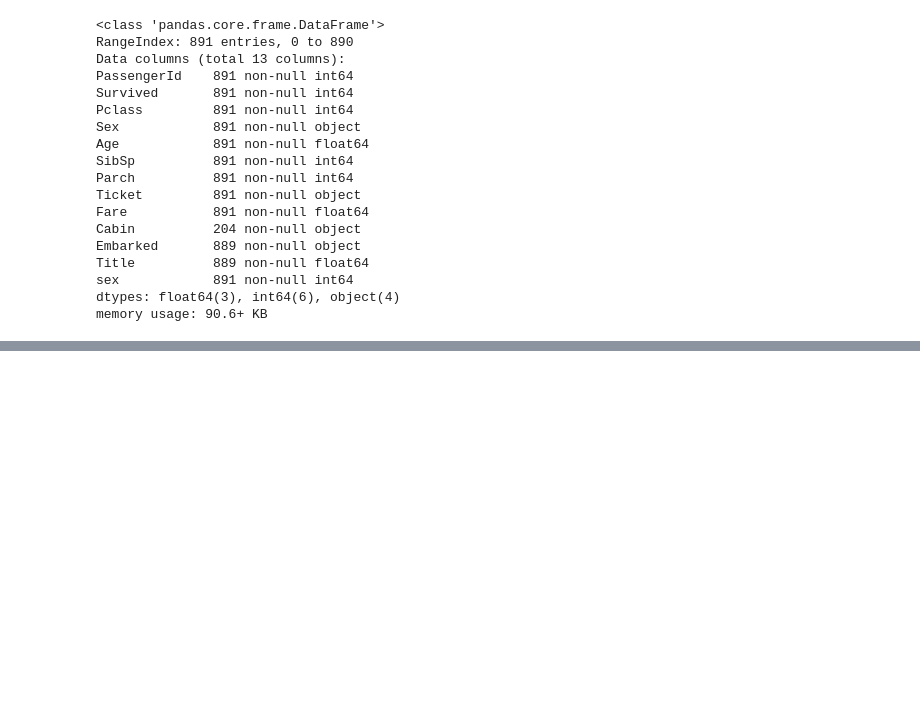
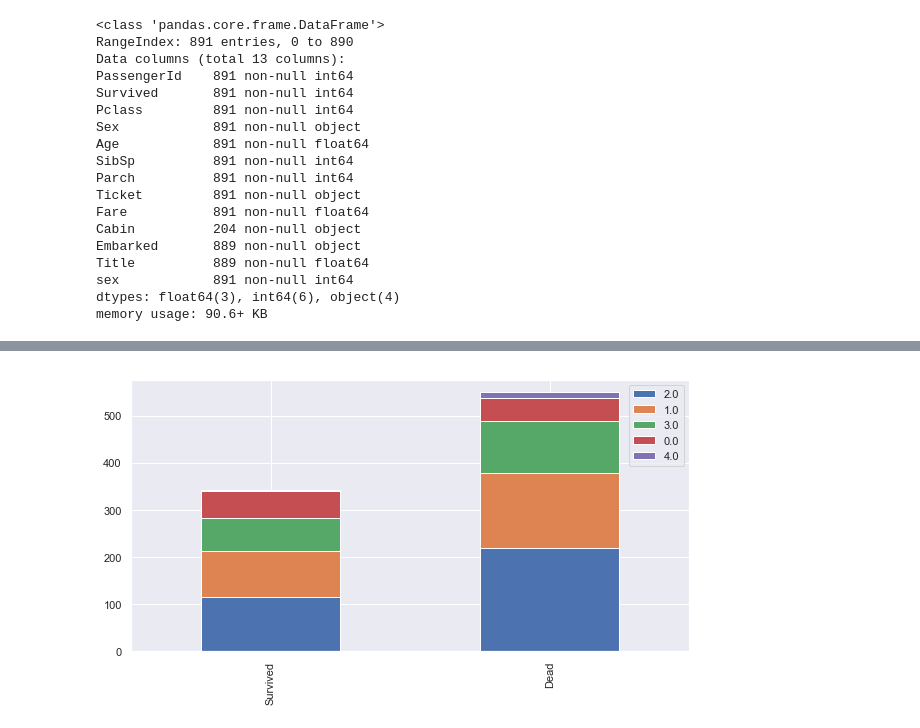
Before and after one commit to Guru4741/Titanic-Disaster-Prediction, a Jupyter notebook: Titanic.ipynb, the cells around one changed output, grey strips where cells are left out. Drawn from its saved outputs; the diff is of its cells as text; code cells hidden in the pictures; blank space fills up the shorter version.

```diff
--- a/Titanic.ipynb
+++ b/Titanic.ipynb
@@ -263,0 +280,4 @@ memory usage: 90.6+ KB
+# %%
+bar_chart('Age')
+# %% [output]
+[figure, added]
```
Also changed, not shown: parts of 22 cells of this notebook.
